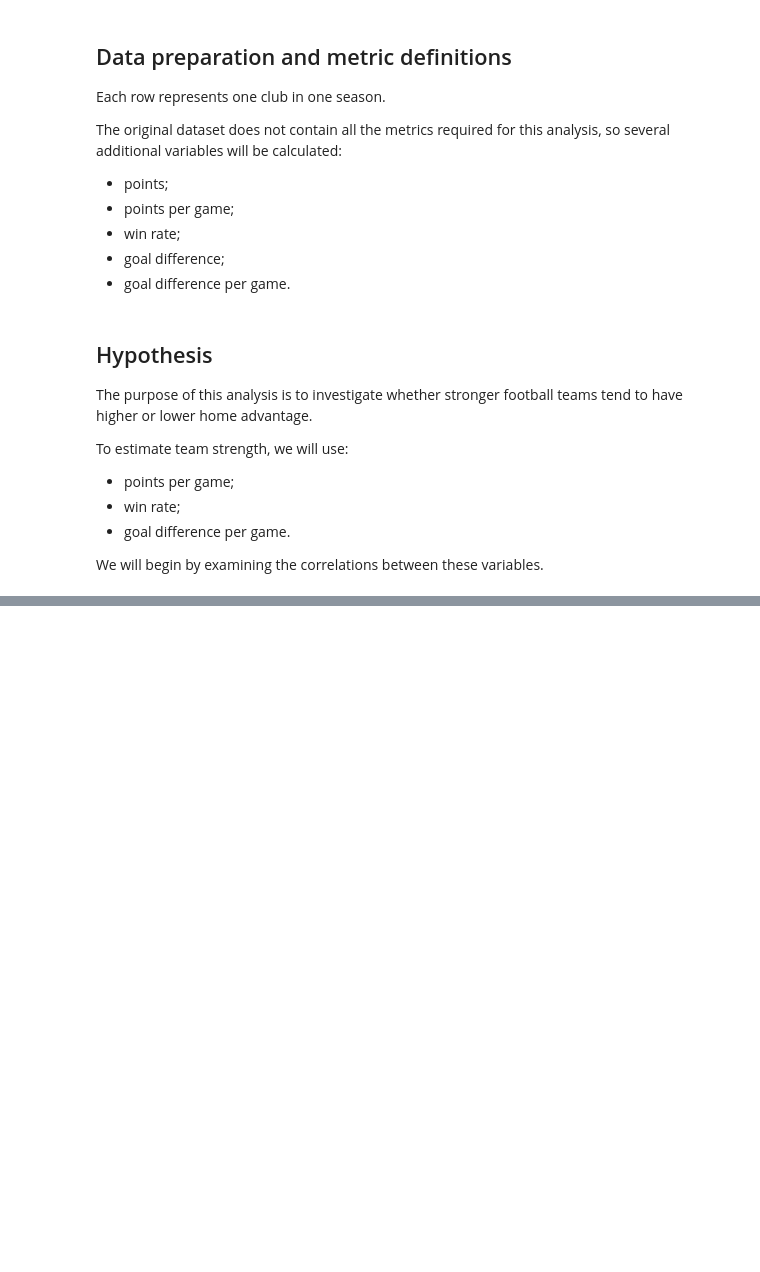
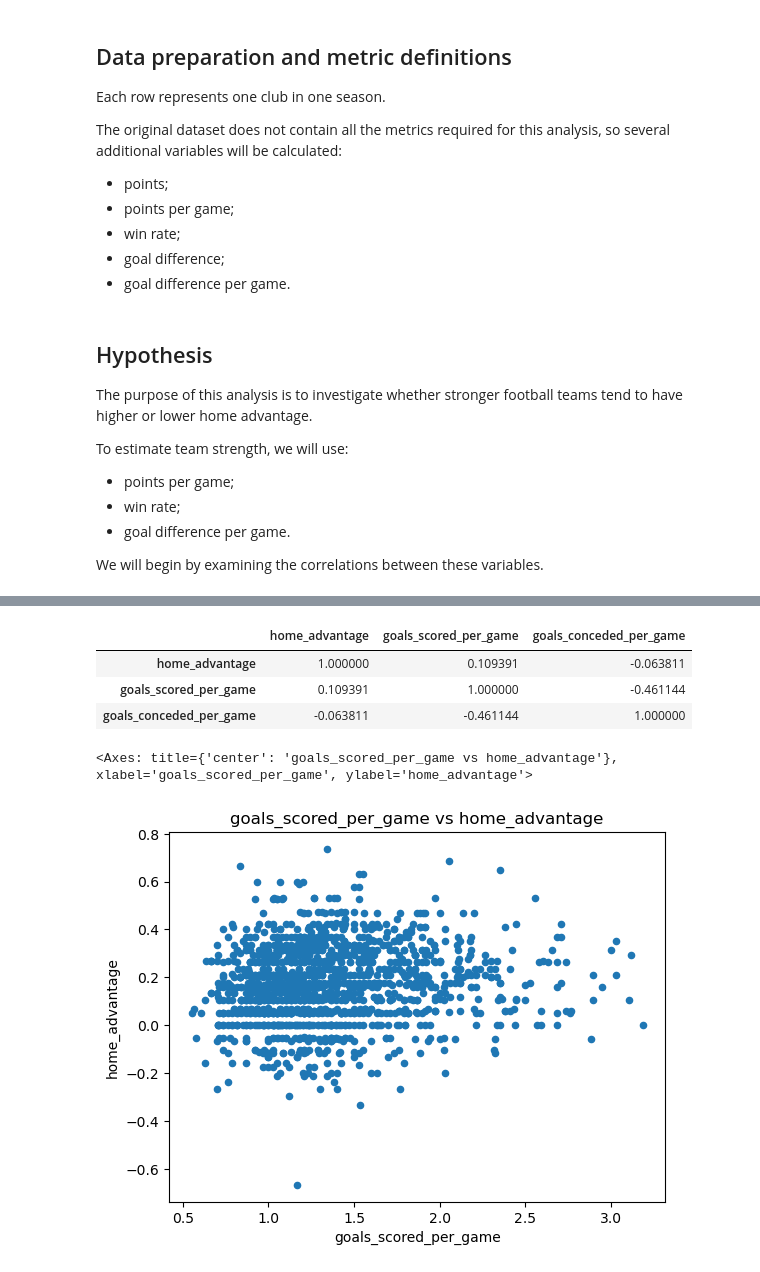
Before and after one commit to pigeononcrack/football-data-analysis, a Jupyter notebook: EDA_team_strength.ipynb, the cells around one changed output, grey strips where cells are left out. Drawn from its saved outputs; the diff is of its cells as text; code cells hidden in the pictures; blank space fills up the shorter version.

```diff
--- a/EDA_team_strength.ipynb
+++ b/EDA_team_strength.ipynb
@@ -106,0 +141,3 @@ Filtering clubs with fewer than four seasons had only a negligible effect on the
+# %%
+analysis_df["goals_scored_per_game"] = analysis_df["GF"] / analysis_df["MP"]
+analysis_df["goals_conceded_per_game"] = analysis_df["GA"] / analysis_df["MP"]
@@ -106,0 +150,20 @@ Filtering clubs with fewer than four seasons had only a negligible effect on the
+# %%
+attack_defence_df = analysis_df[
+    [
+        "home_advantage",
+        "goals_scored_per_game",
+        "goals_conceded_per_game"
+    ]
+]
+# %%
+attack_defence_df.corr()
+# %% [output]
+|  | home_advantage | goals_scored_per_game | goals_conceded_per_game |
+| home_advantage | 1.000000 | 0.109391 | -0.063811 |
+| goals_scored_per_game | 0.109391 | 1.000000 | -0.461144 |
+| goals_conceded_per_game | -0.063811 | -0.461144 | 1.000000 |
+# %%
+attack_defence_df.plot.scatter(x = 'goals_scored_per_game', y = 'home_advantage', title='goals_scored_per_game vs home_advantage')
+# %% [output]
+<Axes: title={'center': 'goals_scored_per_game vs home_advantage'}, xlabel='goals_scored_per_game', ylabel='home_advantage'>
+[figure, added]
```
Also changed, not shown: parts of 30 cells of this notebook.
